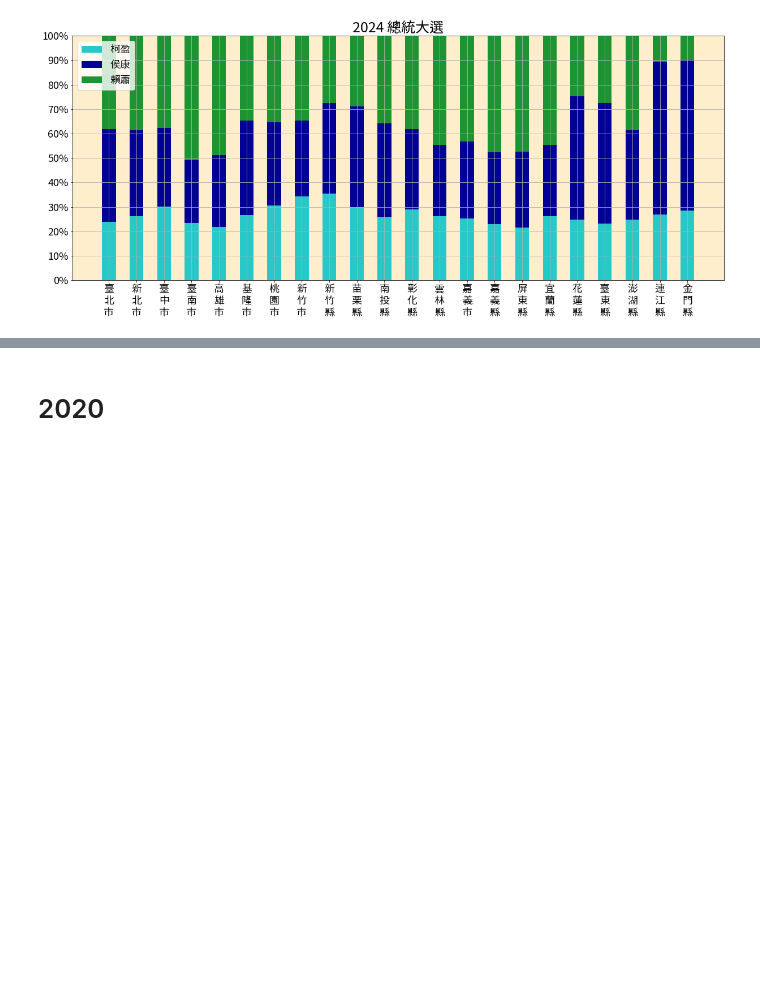
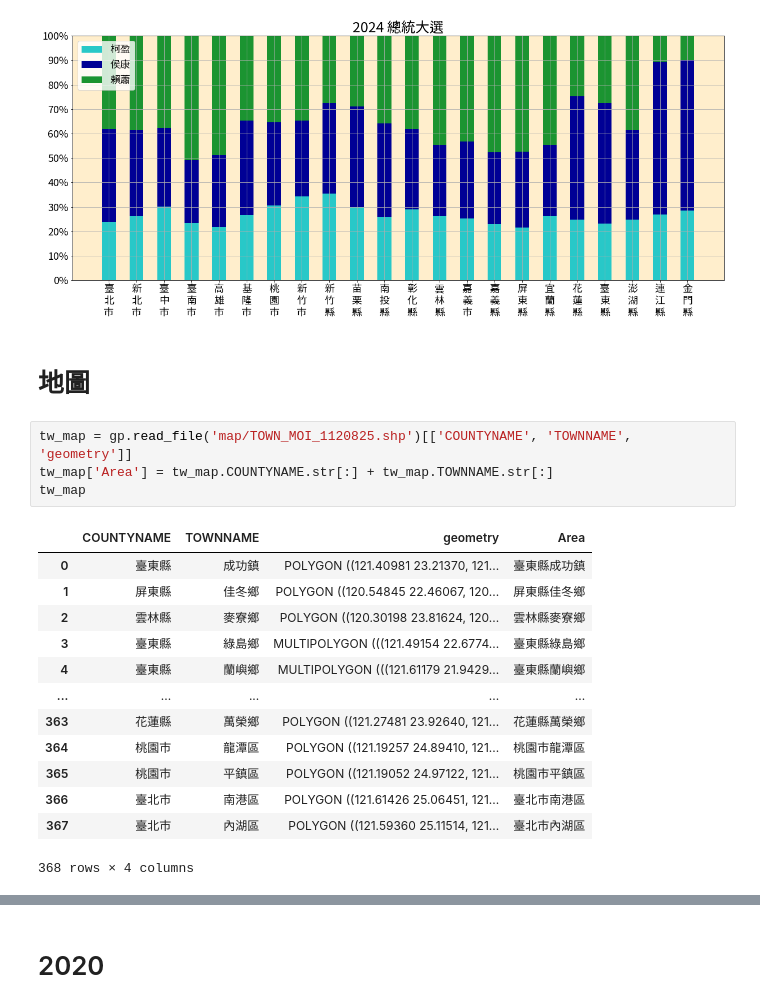
Before and after one commit to sppool/2024-President-election, a Jupyter notebook: 2024 總統票.ipynb, the cells around one changed output, grey strips where cells are left out. Drawn from its saved outputs; the diff is of its cells as text; blank space fills up the shorter version.

```diff
--- a/2024 總統票.ipynb
+++ b/2024 總統票.ipynb
@@ -98,3 +99,23 @@ plt.legend(loc=2, fontsize=18)
 # %% [output]
 <matplotlib.legend.Legend at 0x...>
 [figure]
+# %% [markdown]
+# 地圖
+# %%
+tw_map = gp.read_file('map/TOWN_MOI_1120825.shp')[['COUNTYNAME', 'TOWNNAME', 'geometry']]
+tw_map['Area'] = tw_map.COUNTYNAME.str[:] + tw_map.TOWNNAME.str[:]
+tw_map
+# %% [output]
+|  | COUNTYNAME | TOWNNAME | geometry | Area |
+| 0 | 臺東縣 | 成功鎮 | POLYGON ((121.40981 23.21370, 121... | 臺東縣成功鎮 |
+| 1 | 屏東縣 | 佳冬鄉 | POLYGON ((120.54845 22.46067, 120... | 屏東縣佳冬鄉 |
+| 2 | 雲林縣 | 麥寮鄉 | POLYGON ((120.30198 23.81624, 120... | 雲林縣麥寮鄉 |
+| 3 | 臺東縣 | 綠島鄉 | MULTIPOLYGON (((121.49154 22.6774... | 臺東縣綠島鄉 |
+| 4 | 臺東縣 | 蘭嶼鄉 | MULTIPOLYGON (((121.61179 21.9429... | 臺東縣蘭嶼鄉 |
+| ... | ... | ... | ... | ... |
+| 363 | 花蓮縣 | 萬榮鄉 | POLYGON ((121.27481 23.92640, 121... | 花蓮縣萬榮鄉 |
+| 364 | 桃園市 | 龍潭區 | POLYGON ((121.19257 24.89410, 121... | 桃園市龍潭區 |
+| 365 | 桃園市 | 平鎮區 | POLYGON ((121.19052 24.97122, 121... | 桃園市平鎮區 |
+| 366 | 臺北市 | 南港區 | POLYGON ((121.61426 25.06451, 121... | 臺北市南港區 |
+| 367 | 臺北市 | 內湖區 | POLYGON ((121.59360 25.11514, 121... | 臺北市內湖區 |
+368 rows × 4 columns
```
Also changed, not shown: parts of 5 cells of this notebook, 17 other files.
